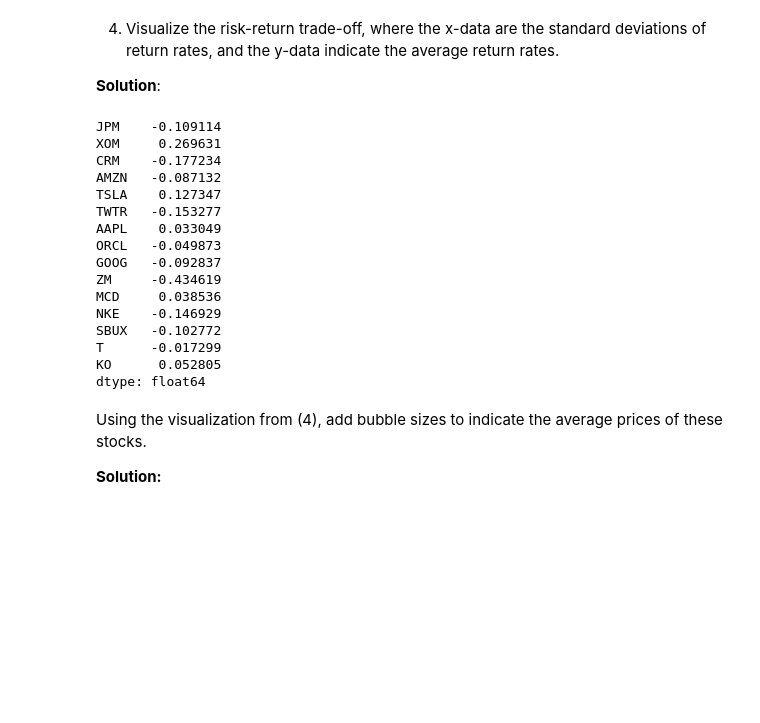
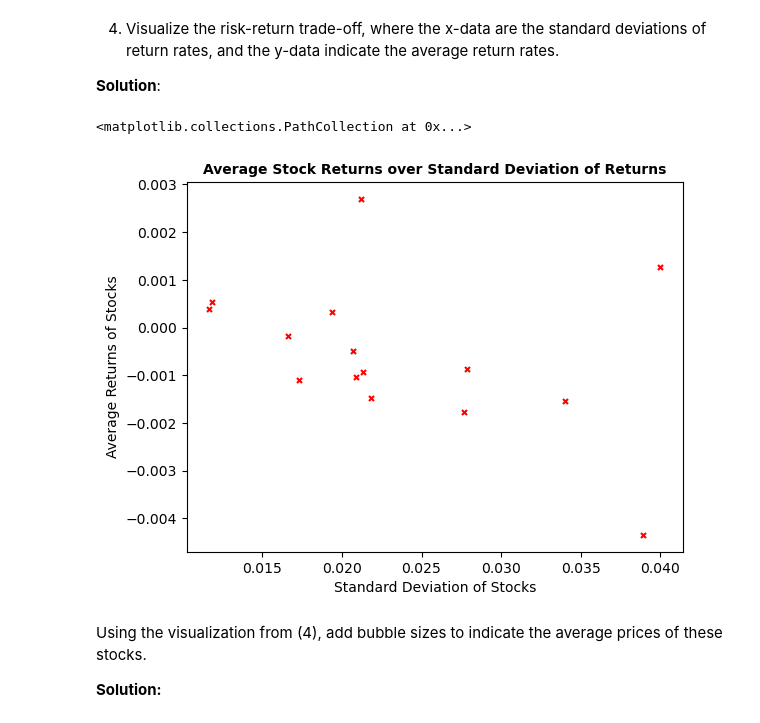
Before and after one commit to moses1998lee/Git, a Jupyter notebook: DAO2702X/Exercise7.ipynb, the cells around one changed output. Saved outputs shown, nothing was run; the diff lists cells and outputs as text; code cells hidden in the pictures; blank space fills up the shorter version.

```diff
--- a/DAO2702X/Exercise7.ipynb
+++ b/DAO2702X/Exercise7.ipynb
@@ -252,0 +260,8 @@ dtype: float64
+# %%
+stock_returns_summary = stocks_returns.describe()
+
+average_returns = stock_returns_summary.loc['mean']
+variance_returns = stock_returns_summary.loc['std'] ** 2
+
+print(average_returns)
+print(variance_returns)
@@ -254,25 +287,17 @@ dtype: float64
 4. Visualize the risk-return trade-off, where the x-data are the standard deviations of return rates, and the y-data indicate the average return rates.
 
 **Solution**:
-# %%
-y = stocks_mean
-# %% [output]
-JPM    -0.109114
-XOM     0.269631
-CRM    -0.177234
-AMZN   -0.087132
-TSLA    0.127347
-TWTR   -0.153277
-AAPL    0.033049
-ORCL   -0.049873
-GOOG   -0.092837
-ZM     -0.434619
-MCD     0.038536
-NKE    -0.146929
-SBUX   -0.102772
-T      -0.017299
-KO      0.052805
-dtype: float64
+# %%
+std_returns = stock_returns_summary.loc['std'] # x-axis
+# average_returns == y-axis
+
+plt.title('Average Stock Returns over Standard Deviation of Returns', fontsize = 10, fontweight = 'bold')
+plt.xlabel('Standard Deviation of Stocks')
+plt.ylabel('Average Returns of Stocks')
+plt.scatter(std_returns, average_returns, color = 'red', s = 13, marker = 'x')
+# %% [output]
+<matplotlib.collections.PathCollection at 0x...>
+[figure, added]
 # %% [markdown]
 Using the visualization from (4), add bubble sizes to indicate the average prices of these stocks.
 
```
Also changed, not shown: parts of 18 cells of this notebook.
